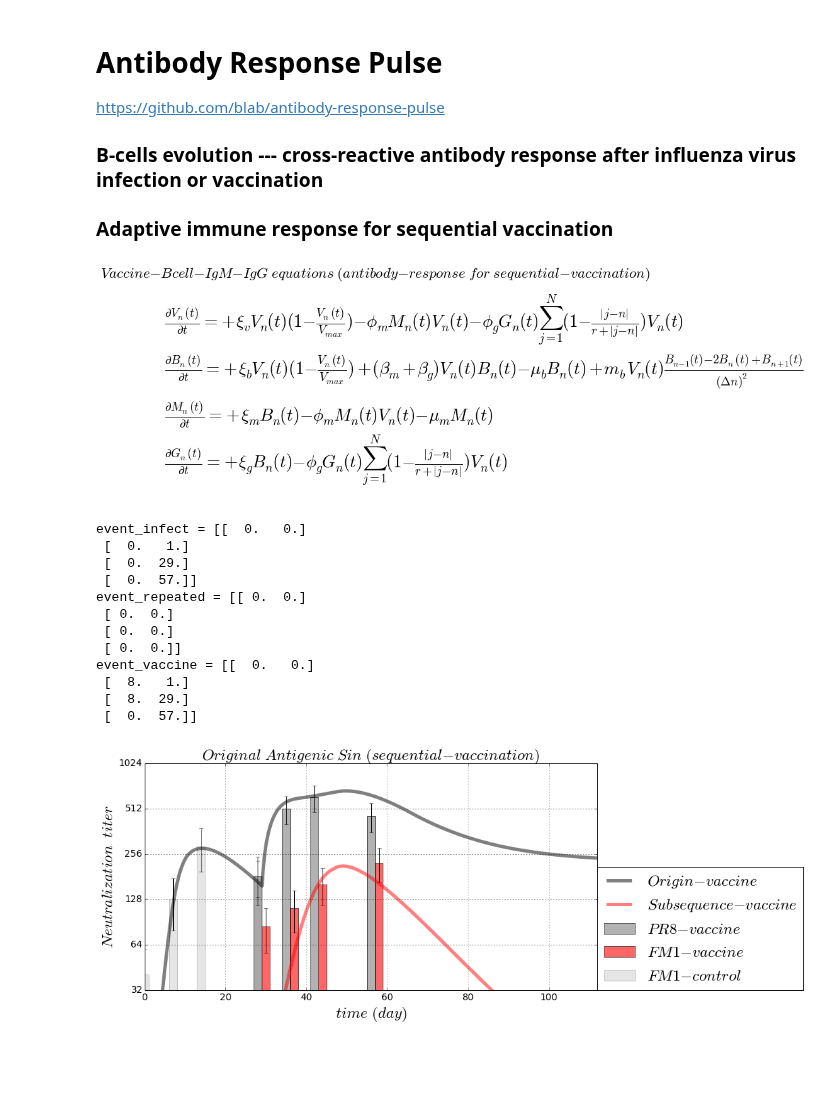
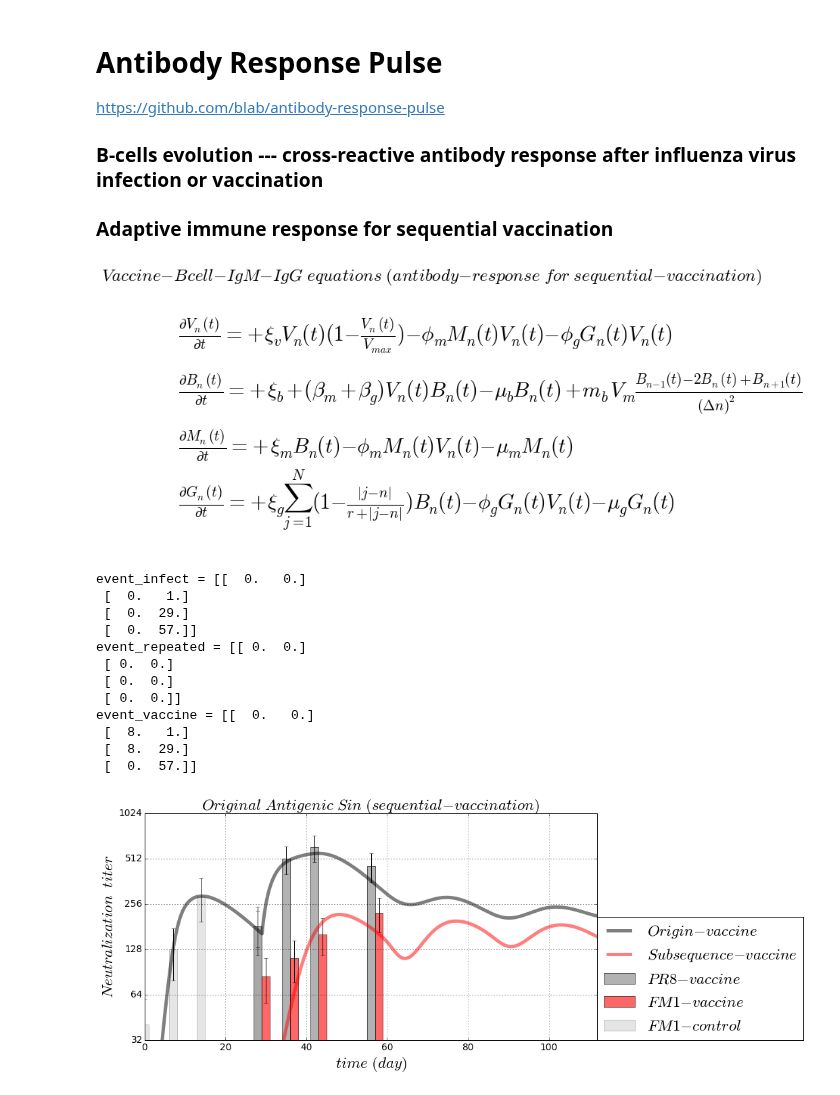
Before and after one commit to blab/antibody-response-pulse, a Jupyter notebook: bcell-array/code/VBMG_vaccination_OAS.ipynb, the cells around one changed output. Saved outputs shown, nothing was run; the diff lists cells and outputs as text; code cells hidden in the pictures; blank space fills up the shorter version.

```diff
--- a/bcell-array/code/VBMG_vaccination_OAS.ipynb
+++ b/bcell-array/code/VBMG_vaccination_OAS.ipynb
@@ -35,24 +35,28 @@ plt.axis('off')
 plt.title(r'$ Vaccine-Bcell-IgM-IgG \ equations \ (antibody-response \ for \ sequential-vaccination) $'
           , fontsize = AlvaFontSize)
 plt.text(0, 7.0/9, r'$ \frac{\partial V_n(t)}{\partial t} = \
-         +\xi_{v}V_{n}(t)(1 - \frac{V_n(t)}{V_{max}}) - \phi_{m} M_{n}(t) V_{n}(t) \
-         - \phi_{g} G_{n}(t)\sum_{j = 1}^{N} (1 - \frac{|j - n|}{r + |j - n|})V_{n}(t)}$'
+         + \xi_{v}V_{n}(t)(1 - \frac{V_n(t)}{V_{max}}) \
+         - \phi_{m} M_{n}(t) V_{n}(t) \
+         - \phi_{g} G_{n}(t) V_{n}(t)$'
          , fontsize = 1.2*AlvaFontSize)
 plt.text(0, 5.0/9, r'$ \frac{\partial B_n(t)}{\partial t} = \
-         +\xi_{b}V_{n}(t)(1 - \frac{V_n(t)}{V_{max}}) + (\beta_{m} + \beta_{g}) V_{n}(t) B_{n}(t) - \mu_{b} B_{n}(t) \
-         + m_b V_{n}(t)\frac{B_{n-1}(t) - 2B_n(t) + B_{n+1}(t)}{(\Delta n)^2} $'
+         + \xi_{b} + (\beta_{m} \
+         + \beta_{g}) V_{n}(t) B_{n}(t) - \mu_{b} B_{n}(t) \
+         + m_b V_{m}\frac{B_{n-1}(t) - 2B_n(t) + B_{n+1}(t)}{(\Delta n)^2} $'
          , fontsize = 1.2*AlvaFontSize)
 plt.text(0, 3.0/9,r'$ \frac{\partial M_n(t)}{\partial t} = \
-         + \xi_{m} B_{n}(t) - \phi_{m} M_{n}(t) V_{n}(t) - \mu_{m} M_{n}(t) $'
+         + \xi_{m} B_{n}(t) \
+         - \phi_{m} M_{n}(t) V_{n}(t) \
+         - \mu_{m} M_{n}(t) $'
          , fontsize = 1.2*AlvaFontSize)
 plt.text(0, 1.0/9,r'$ \frac{\partial G_n(t)}{\partial t} = \
-         + \xi_{g} B_{n}(t) - \phi_{g} G_{n}(t)\sum_{j = 1}^{N} (1 - \frac{|j - n|}{r + |j - n|})V_{n}(t)} \
+         + \xi_{g} \sum_{j = 1}^{N} (1 - \frac{|j - n|}{r + |j - n|})B_{n}(t) \
+         - \phi_{g} G_{n}(t) V_{n}(t)  \
          - \mu_{g} G_{n}(t) $'
          , fontsize = 1.2*AlvaFontSize)
 
 plt.savefig(save_figure, dpi = 100, bbox_inches='tight')
 plt.show()
-
 
 # define the V-B-M-G partial differential equations
 
@@ -91,8 +95,9 @@ def dVdt_array(VBMGxt = [], *args):
     # there are n dSdt
     dV_dt_array = np.zeros(x_totalPoint)
     # each dSdt with the same equation form
-    dV_dt_array[:] = +inRateV*V[:]*(1 - V[:]/maxV) - killRateVm*M[:]*V[:] \
-                     - killRateVg*G[:]*crossI_neighborSum_X(V, cross_radius, gX)[:]
+    dV_dt_array[:] = +inRateV*V[:]*(1 - V[:]/maxV) \
+                     - killRateVm*M[:]*V[:] \
+                     - killRateVg*G[:]*V[:]
     return(dV_dt_array)
 
 def dBdt_array(VBMGxt = [], *args):
@@ -124,36 +129,37 @@ def dMdt_array(VBMGxt = [], *args):
     V = VBMGxt[0]
     B = VBMGxt[1]
     M = VBMGxt[2]
     G = VBMGxt[3]
     x_totalPoint = VBMGxt.shape[1]
     # there are n dSdt
     dM_dt_array = np.zeros(x_totalPoint)
     # each dSdt with the same equation form
     dM_dt_array[:] = +inRateM*B[:] - consumeRateM*M[:]*V[:] - outRateM*M[:]
     return(dM_dt_array)
 
 def dGdt_array(VBMGxt = [], *args):
     # naming
     V = VBMGxt[0]
     B = VBMGxt[1]
     M = VBMGxt[2]
     G = VBMGxt[3]
     x_totalPoint = VBMGxt.shape[1]
     # there are n dSdt
     dG_dt_array = np.zeros(x_totalPoint)
     # each dSdt with the same equation form
     Gcopy = np.copy(G)
     centerX = Gcopy[:]
     leftX = np.roll(Gcopy[:], 1)
     rightX = np.roll(Gcopy[:], -1)
     leftX[0] = centerX[0]
     rightX[-1] = centerX[-1]
-    dG_dt_array[:] = +(inRateG + alva.event_OAS_boost + alva.event_OAS_boostV)*B[:] \
-                     - consumeRateG*G[:]*crossI_neighborSum_X(V, cross_radius, gX)[:] \
+    dG_dt_array[:] = +(inRateG + alva.event_OAS_boost \
+                       + alva.event_OAS_boostV)*crossI_neighborSum_X(B, cross_radius, gX)[:] \
+                     - consumeRateG*G[:]*V[:] \
                      - outRateG*G[:]
     return(dG_dt_array)
 # %% [output]
-[figure, old version]
+[figure, new version]
 # %%
 # setting parameter
 timeUnit = 'day'
@@ -176,7 +182,7 @@ killRateVg = killRateVm # kill-rate of virus by antibody-IgG
 inRateB = 0.06/hour # in-rate of B-cell
 outRateB = inRateB/8 # out-rate of B-cell
 actRateBm = killRateVm # activation rate of naive B-cell
-actRateBg = killRateVg # activation rate of memory B-cell for 1st-time-infection
+actRateBg = killRateVg # activation rate of memory B-cell
 
 inRateM = 0.16/hour # in-rate of antibody-IgM from naive B-cell
 outRateM = inRateM/1  # out-rate of antibody-IgM from naive B-cell
@@ -186,9 +192,9 @@ inRateG = inRateM/6 # in-rate of antibody-IgG from memory B-cell
 outRateG = outRateM/60 # out-rate of antibody-IgG from memory B-cell
 consumeRateG = killRateVg  # consume-rate of antibody-IgG by cleaning virus
 
-mutatRateB = 0.00009/hour # Virus mutation rate
+mutatRateB = 0.00005/hour # Virus mutation rate
 
-cross_radius = float(0.5) # radius of cross-immunity (the distance of half-of-value in the Monod equation)
+cross_radius = float(0.01) # radius of cross-immunity (the distance of half-of-value in the Monod equation)
 
 # time boundary and griding condition
 minT = float(0)
@@ -251,11 +257,11 @@ event_vaccine[0, 1] = 0
 print ('event_vaccine = {:}'.format(event_vaccine))
 
 #[origin-virus, current-virus, recovered-day, repeated-parameter, OAS+, OSA-]
-min_cell = 1.0 # minimum cell
+min_cell = 0.02 # minimum cell
 recovered_time = 14*day # recovered time of 1st-time infection
 actRateBg_recovered = actRateBg*10 # activation rate of memory B-cell for repeated-infection (same virus)
-inRateG_OAS_boost = 5/hour # boosting in-rate of antibody-IgG from memory B-cell for origin-virus
-actRateBg_OAS_press = -0.00035/hour # depress act-rate from memory B-cell for non-origin-virus
+inRateG_OAS_boost = 6/hour # boosting in-rate of antibody-IgG from memory B-cell for origin-virus
+actRateBg_OAS_press = -0.0004/hour # depress act-rate from memory B-cell for non-origin-virus
 outRateB_OAS_slow = 0.0 # not applied in infection
 event_infection_parameter = np.array([origin_virus,
                                       current_virus,
@@ -268,12 +274,12 @@ event_infection_parameter = np.array([origin_virus,
 # vaccination_parameter
 # vaccination_parameter
 # vaccination_parameter
-min_cell_v = 0.2 # minimum cell
+min_cell_v = 0.02 # minimum cell
 recovered_time_v = 14*day # recovered time of 1st-time infection
-actRateBg_recovered_v = actRateBg*9 # activation rate of memory B-cell for repeated-infection (same virus)
-inRateG_OAS_boost_v = 3.0/hour # boosting in-rate of antibody-IgG from memory B-cell for origin-virus
+actRateBg_recovered_v = actRateBg*10 # activation rate of memory B-cell for repeated-infection (same virus)
+inRateG_OAS_boost_v = 2.0/hour # boosting in-rate of antibody-IgG from memory B-cell for origin-virus
 actRateBg_OAS_press_v = -0.001/hour # depress act-rate from memory B-cell for non-origin-virus
-outRateB_OAS_slow_v = -outRateB/1.6
+outRateB_OAS_slow_v = 0.0
 event_vaccination_parameter = np.array([origin_vaccine,
                                         current_vaccine,
                                         min_cell_v,
@@ -353,7 +359,7 @@ event_vaccine = [[  0.   0.]
  [  8.   1.]
  [  8.  29.]
  [  0.  57.]]
-[figure, old version]
+[figure, new version]
 # %%
 # step by step
 numberingFig = numberingFig + 1
```
Also changed, not shown: parts of 3 cells of this notebook, 17 other files.
